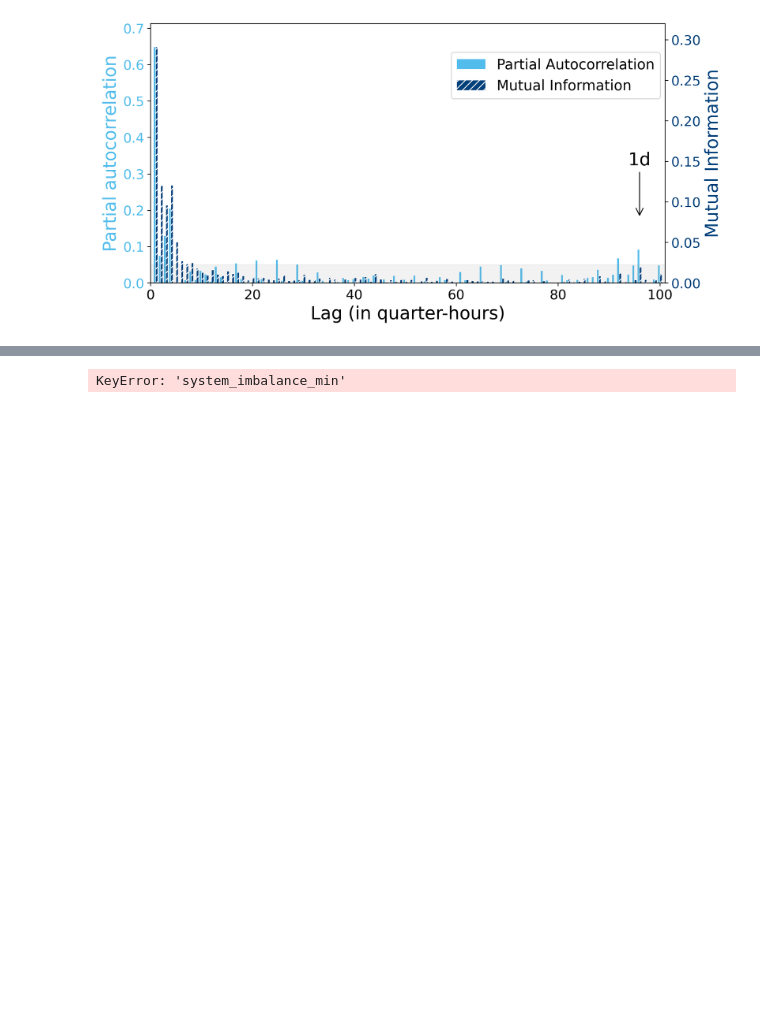
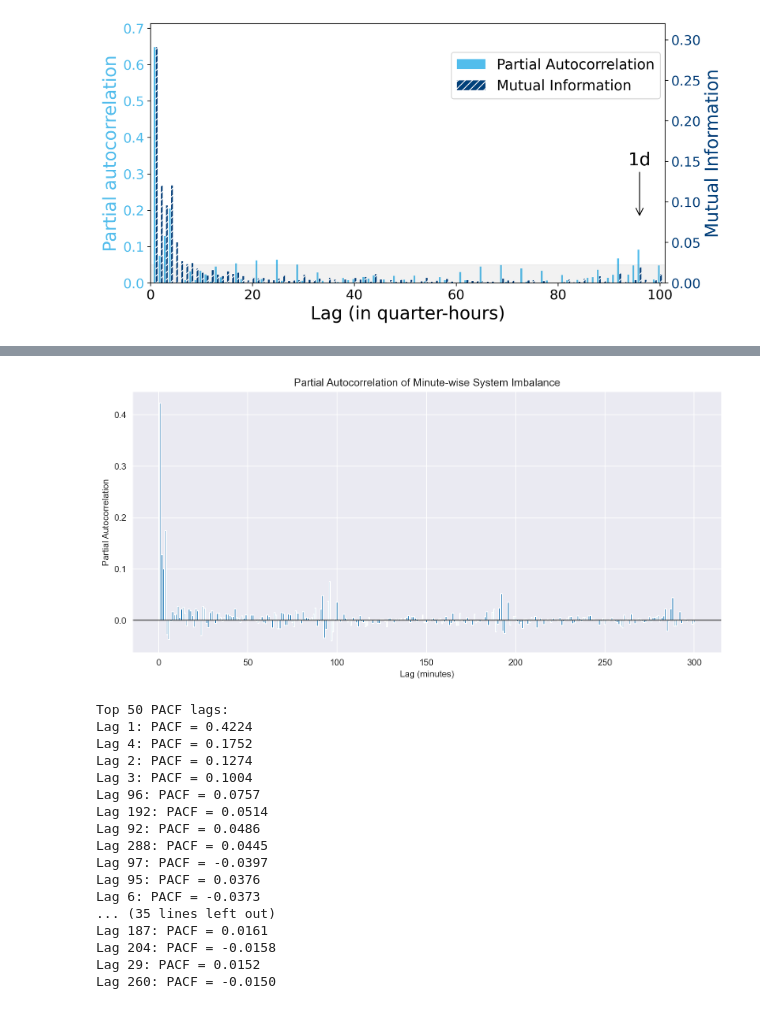
Before and after one commit to jannesds/Feature-selection-for-sysem-imbalance-forecasting, a Jupyter notebook: A_Filter/one_dim_analysis_SI.ipynb, the cells around one changed output, grey strips where cells are left out. Saved outputs shown, nothing was run; the diff lists cells and outputs as text; code cells hidden in the pictures; blank space fills up the shorter version.

```diff
--- a/A_Filter/one_dim_analysis_SI.ipynb
+++ b/A_Filter/one_dim_analysis_SI.ipynb
@@ -954,32 +990,49 @@ import numpy as np
 import pandas as pd
 import matplotlib.pyplot as plt
 from statsmodels.tsa.stattools import pacf
 
 # --- Step 1: Choose your signal ---
-series = df['system_imbalance_min'].dropna()
+series = df['system_imbalance_min_current_minute'].dropna()
 
 # --- Step 2: Define number of lags ---
 num_lags = 300  # or higher depending on your interest
 
 # --- Step 3: Compute PACF ---
 pacf_vals = pacf(series, nlags=num_lags, method='ywm')[1:]  # skip lag 0
 lags = np.arange(1, num_lags + 1)
 
 # --- Step 4: Plot ---
 plt.figure(figsize=(10, 5), dpi=150)
 plt.bar(lags, pacf_vals)
 plt.axhline(0, color='black', linewidth=0.8)
 plt.title("Partial Autocorrelation of Minute-wise System Imbalance")
 plt.xlabel("Lag (minutes)")
 plt.ylabel("Partial Autocorrelation")
 plt.tight_layout()
 plt.show()
 # Get top 20 lags with highest absolute PACF
 pacf_dict = {lag: val for lag, val in zip(lags, pacf_vals)}
 top_pacf_lags = sorted(pacf_dict.items(), key=lambda x: abs(x[1]), reverse=True)[:50]
 
 print("Top 50 PACF lags:")
 for lag, val in top_pacf_lags:
     print(f"Lag {lag}: PACF = {val:.4f}")
 # %% [output]
+[figure, added]
-KeyError: 'system_imbalance_min'
+Top 50 PACF lags:
+Lag 1: PACF = 0.4224
+Lag 4: PACF = 0.1752
+Lag 2: PACF = 0.1274
+Lag 3: PACF = 0.1004
+Lag 96: PACF = 0.0757
+Lag 192: PACF = 0.0514
+Lag 92: PACF = 0.0486
+Lag 288: PACF = 0.0445
+Lag 97: PACF = -0.0397
+Lag 95: PACF = 0.0376
+Lag 6: PACF = -0.0373
+... (35 lines left out)
+Lag 187: PACF = 0.0161
+Lag 204: PACF = -0.0158
+Lag 29: PACF = 0.0152
+Lag 260: PACF = -0.0150
```
Also changed, not shown: parts of 3 cells of this notebook, 25 other files.
